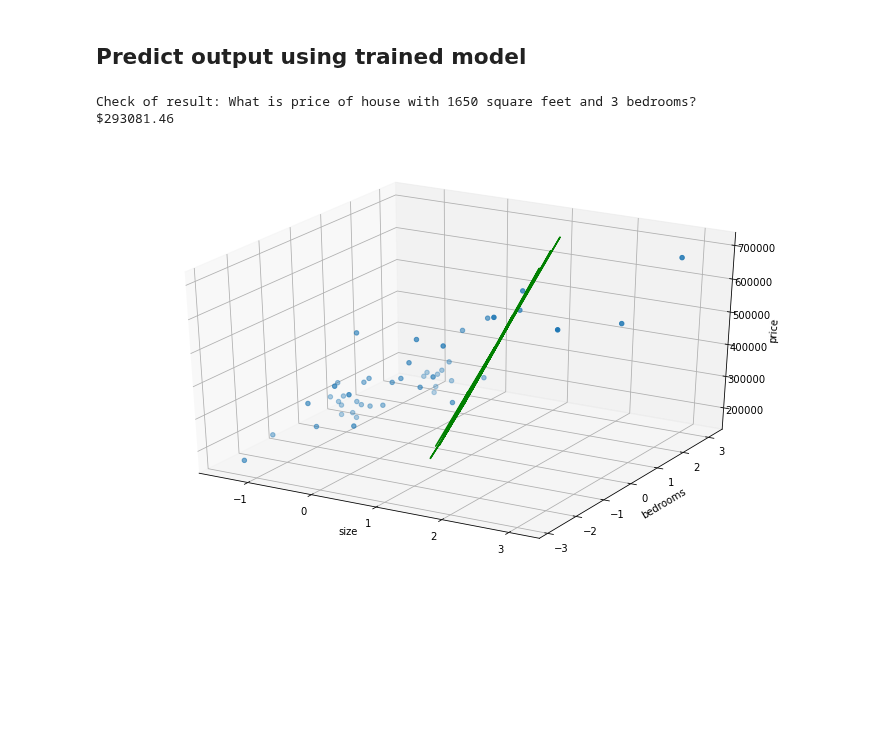
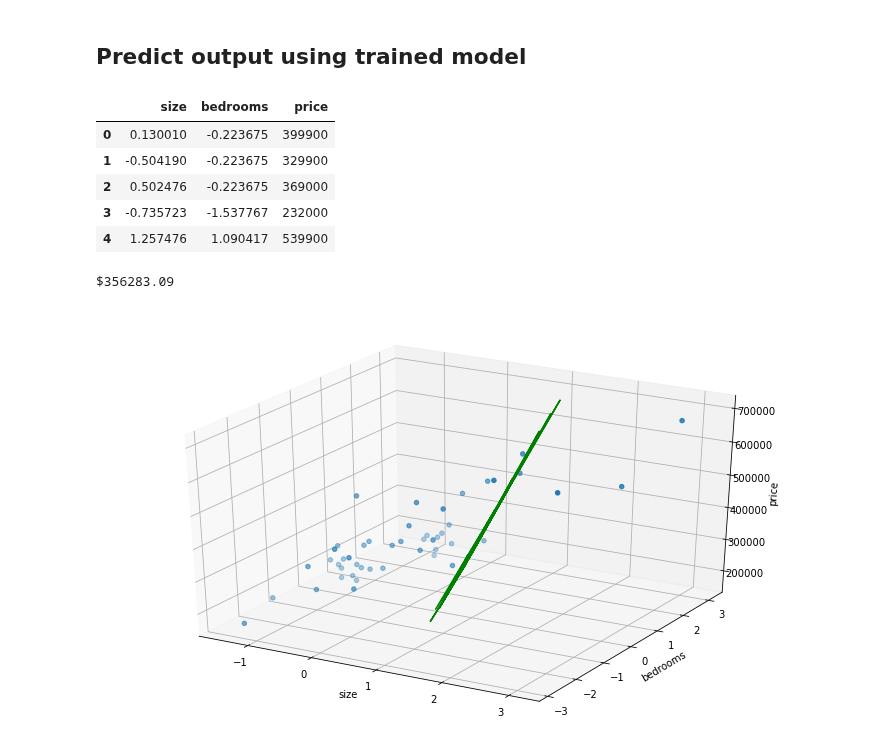
Before and after one commit to Mickael-Galliez/ml17s, a Jupyter notebook: lectures/lec05-multinomial-regression.ipynb, the cells around one changed output. Cells and saved outputs as stored; diff of their text form; code cells hidden in the pictures; blank space fills up the shorter version.

```diff
--- a/lectures/lec05-multinomial-regression.ipynb
+++ b/lectures/lec05-multinomial-regression.ipynb
@@ -500,17 +500,21 @@ plt.show()
 [figure]
 # %% [markdown]
 ## Predict output using trained model
-# %%
-print ("Check of result: What is price of house with 1650 square feet and 3 bedrooms?")
-x_test = np.array([1650.,3.])
-#To "undo" feature normalization, we "undo" 1650 and 3, then plug it into our hypothesis
-x_test_scaled = [(x_test-np.array([mean_size, mean_bed]))/np.array([std_size, std_bed])]
-# insert 1 for theta_0
-x_test_scaled = np.insert(x_test_scaled,0,1,axis=1)
-print("$%0.2f" % float(h(x_test_scaled,theta)))
-# %% [output]
-Check of result: What is price of house with 1650 square feet and 3 bedrooms?
-$293081.46
+# %%
+dataframe.head()
+# %% [output]
+|  | size | bedrooms | price |
+| 0 | 0.130010 | -0.223675 | 399900 |
+| 1 | -0.504190 | -0.223675 | 329900 |
+| 2 | 0.502476 | -0.223675 | 369000 |
+| 3 | -0.735723 | -1.537767 | 232000 |
+| 4 | 1.257476 | 1.090417 | 539900 |
+# %%
+x_test = np.array([1,0.130010,-0.22367])
+
+print("$%0.2f" % float(h(x_test,theta)))
+# %% [output]
+$356283.09
 # %%
 hx = h(X, theta)
 # %%
```
Also changed, not shown: parts of 2 cells of this notebook, 8 other files.
